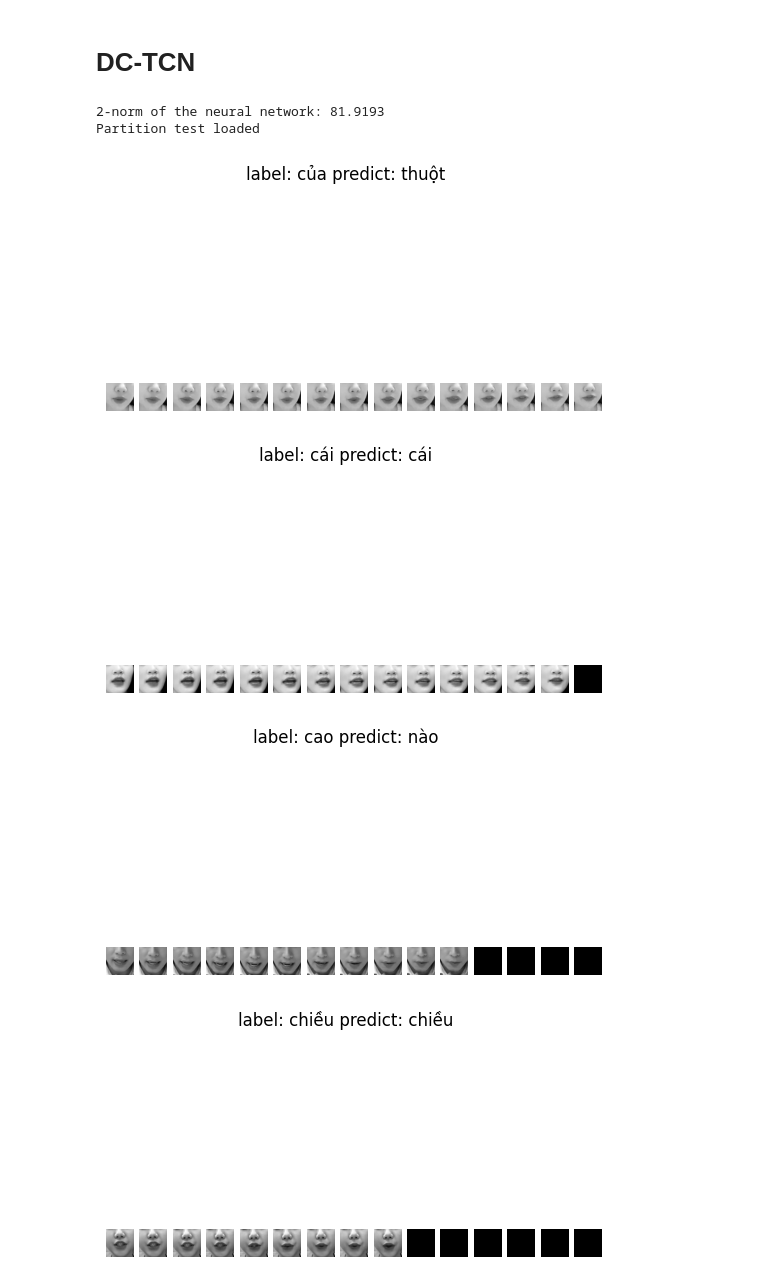
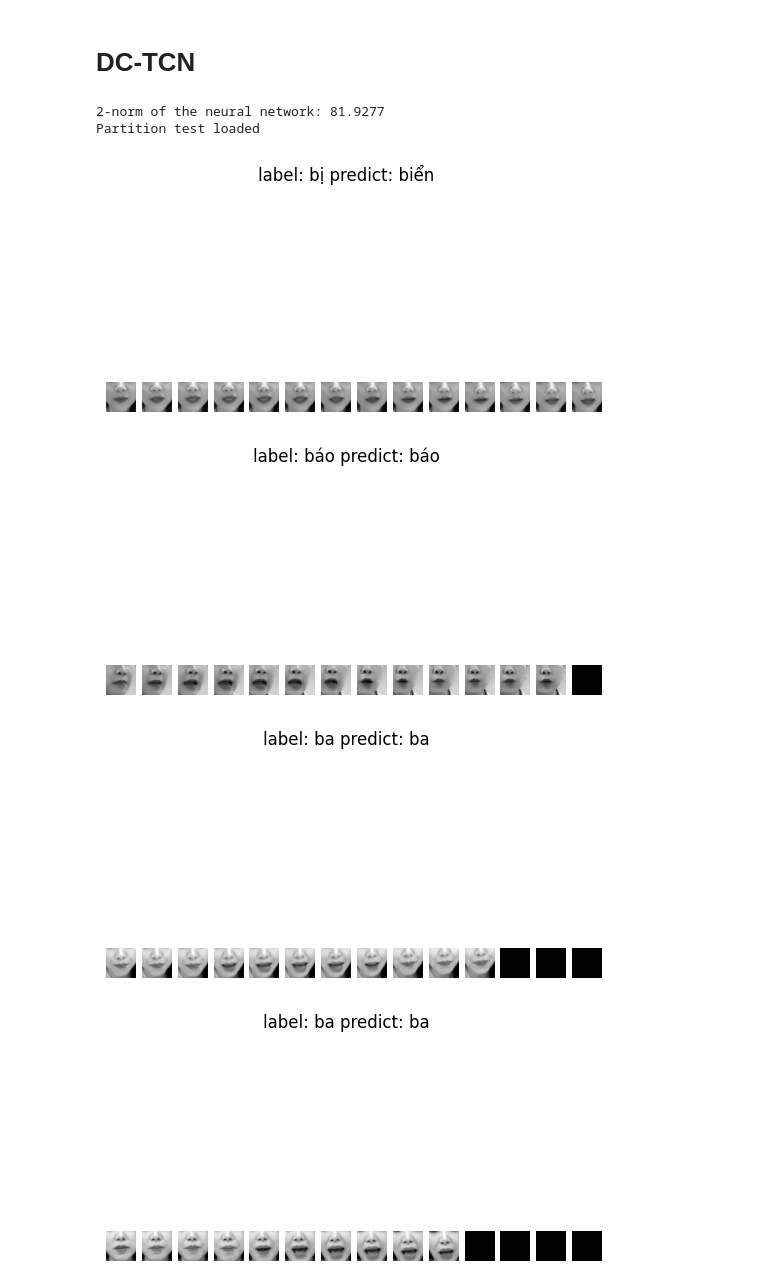
Before and after one commit to duytran1332002/vlrw, a Jupyter notebook: Lip-reading.ipynb, the cells around one changed output. Cells and saved outputs as stored; diff of their text form; code cells hidden in the pictures.

```diff
--- a/Lip-reading.ipynb
+++ b/Lip-reading.ipynb
@@ -135,6 +135,6 @@ if "__main__" == __name__:
     #-- evaluate
     label_list = [line.strip() for line in open('labels/labels.txt')]
     criterion = nn.CrossEntropyLoss()
-    dset_loaders = get_data_loaders(test=True, modality=modality, data_dir='train_visual_data', label_path='labels/labels.txt')
+    dset_loaders = get_data_loaders(test=True, modality=modality, data_dir='demo_sample', label_path='labels/labels.txt')
     acc_avg_test, loss_avg_test = evaluate(model, label_list, dset_loaders['test'], criterion)
 # %% [output]
@@ -157,22 +157,22 @@ Partition test loaded
 # %%
 if "__main__" == __name__:
     # -- config
     config_path = "configs/lrw_resnet18_dctcn.json"
     modality = "video"
     num_classes = 624
     model = get_model_from_json(config_path, modality, num_classes)
     # -- load model
     model_path = "train_logs/dctcn_boundary/2023-03-14T13:52:29/ckpt.best.pth"
     model = load_model(model_path, model)
     #-- evaluate
     label_list = [line.strip() for line in open('labels/labels.txt')]
     criterion = nn.CrossEntropyLoss()
-    dset_loaders = get_data_loaders(test=True, modality=modality, data_dir='train_visual_data', label_path='labels/labels.txt')
+    dset_loaders = get_data_loaders(test=True, modality=modality, data_dir='demo_sample', label_path='labels/labels.txt')
     acc_avg_test, loss_avg_test = evaluate(model, label_list, dset_loaders['test'], criterion)
 # %% [output]
-2-norm of the neural network: 81.9193
+2-norm of the neural network: 81.9277
 Partition test loaded
-[figure, old version]
+[figure, new version]
-[figure, old version]
+[figure, new version]
-[figure, old version]
+[figure, new version]
-[figure, old version]
+[figure, new version]
```
Also changed, not shown: parts of 2 cells of this notebook.
